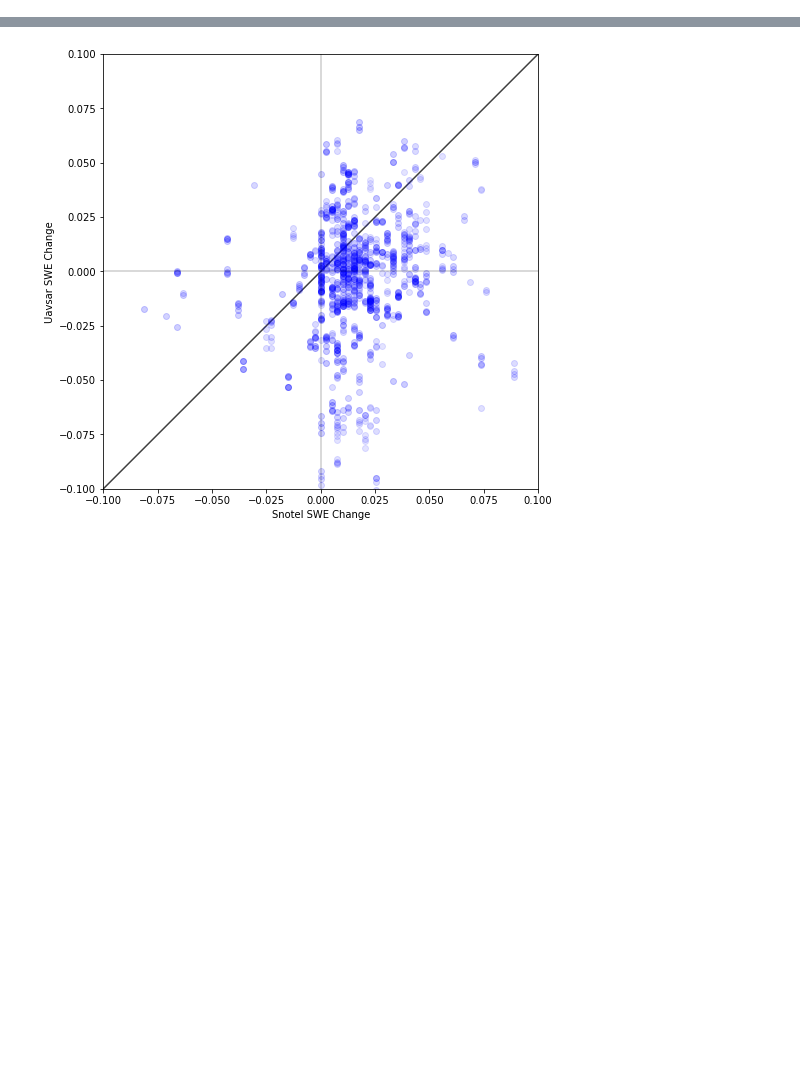
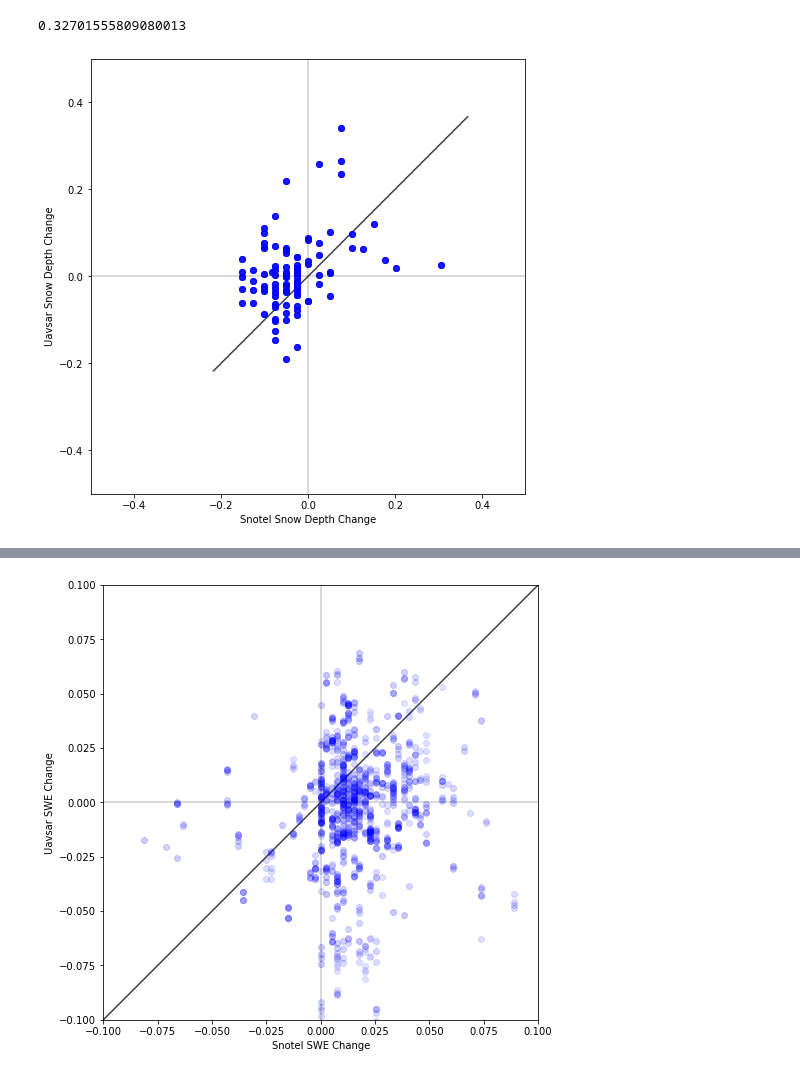
Before and after one commit to ZachHoppinen/uavsar, a Jupyter notebook: src/uavsar_snotel_sd/sd_comp_vis.ipynb, the cells around one changed output, grey strips where cells are left out. Cells and saved outputs as stored; diff of their text form; code cells hidden in the pictures; blank space fills up the shorter version.

```diff
--- a/src/uavsar_snotel_sd/sd_comp_vis.ipynb
+++ b/src/uavsar_snotel_sd/sd_comp_vis.ipynb
@@ -8,7 +8,7 @@ from invert import invert_sd, epsilon_density
 from scipy.stats import pearsonr
 import os
 # %%
-with open(expanduser(f'~/uavsar/results/uavsar_snotel_sd/res_df_v3'), 'rb') as f:
+with open(expanduser(f'~/uavsar/results/uavsar_snotel_sd/res_df_v4'), 'rb') as f:
     res = pickle.load(f)
 res_vv = res[res.pol == 'VV']
 snow_off_vv = res_vv.dropna(subset = ['snow_off_phase'])
@@ -19,3 +43,79 @@ fig_dir = expanduser('~/uavsar/figures/snotel_uavsar_compare/')
+# %%
+f, ax = plt.subplots(figsize = (12,8))
+xs = []
+ys = []
+test = pd.DataFrame()
+for k in np.linspace(0.1, 3, 10):
+    for i,r in snow_off_vv.iterrows():
+        if r.snotel_result:
+            if r.h20_atmospheric_diff <1:
+                for stat in r.snotel_result:
+                    obs = r.snotel_result[stat]
+                    sds = obs['SNOTEL:SNWD_H']
+                    # temps = obs['SNOTEL:TOBS_H']
+                    swes = obs['SNOTEL:WTEQ_H']
+                    swe_delta = swes[-1] - swes[0]
+                    # if swe_delta > 0:
+                    sd_delta = sds[-1] - sds[0]
+                    phase = obs['phase'] - r['snow_off_phase']
+                    density = np.nanmean(swes) / np.nanmean(sds)
+                    sd_us = invert_sd(phase, obs['inc'], epsilon = epsilon_density(density))
+                    sd_us_mean = np.nanmean(sd_us)
+                    swe_us_mean = density * sd_us_mean
+
+                    cor_mean = np.nanmean(obs['cor'])
+                    plt.scatter(sd_delta, sd_us_mean, alpha = 0.2, color = 'blue')
+                    xs.append(sd_delta)
+                    ys.append(sd_us_mean)
+        if type(r.cdec_result) == dict:
+            if r.h20_atmospheric_diff <1:
+                for stat in r.cdec_result:
+                    obs = r.cdec_result[stat]
+                    if 'SNOWDEPTH' in obs.keys() and 'SWE' in obs.keys():
+                        sds = obs['SNOWDEPTH']
+                        # temps = obs['SNOTEL:TOBS_H']
+                        swes = obs['SWE']
+                        swe_delta = swes[-1] - swes[0]
+                        # if swe_delta > 0:
+                        sd_delta = sds[-1] - sds[0]
+                        phase = obs['phase'] - r['snow_off_phase']
+                        density = np.nanmean(swes) / np.nanmean(sds)
+                        sd_us = invert_sd(phase, obs['inc'], epsilon = epsilon_density(density))
+                        sd_us_mean = np.nanmean(sd_us)
+                        swe_us_mean = density * sd_us_mean
+
+                        cor_mean = np.nanmean(obs['cor'])
+                        plt.scatter(sd_delta, sd_us_mean, alpha = 0.2, color = 'blue')
+                        xs.append(sd_delta)
+                        ys.append(sd_us_mean)
+# plt.xlim(-0.5, 0.5)
+# plt.ylim(-1, 1)
+plt.axhline(0, color = 'black', alpha = 0.2)
+plt.axvline(0, color = 'black', alpha = 0.2)
+plt.xlabel('Snotel Snow Depth Change')
+plt.ylabel('Uavsar Snow Depth Change')
+
+lims = [
+    np.min([ax.get_xlim(), ax.get_ylim()]),  # min of both axes
+    np.max([ax.get_xlim(), ax.get_ylim()]),  # max of both axes
+]
+
+# now plot both limits against eachother
+ax.plot(lims, lims, 'k-', alpha=0.75, zorder=0)
+ax.set_aspect('equal')
+ax.set_xlim((-0.5,0.5))
+ax.set_ylim((-0.5,0.5))
+
+plt.savefig(join(fig_dir, 'vv_atmospheric_snow_off_modis_uavsar_snotel_cdec_sd_diff.png'))
+
+ys = np.array(ys)
+xs = np.array(xs)
+xs_clean = xs[~np.isnan(xs) & ~np.isnan(ys)]
+ys_clean = ys[~np.isnan(xs) & ~np.isnan(ys)]
+pearsonr(xs_clean, ys_clean)[0]
+# %% [output]
+0.32701555809080013
+[figure, added]
 # %%
 f, ax = plt.subplots(figsize = (12,8))
 xs = []
```
Also changed, not shown: parts of 4 cells of this notebook, 6 other files.
